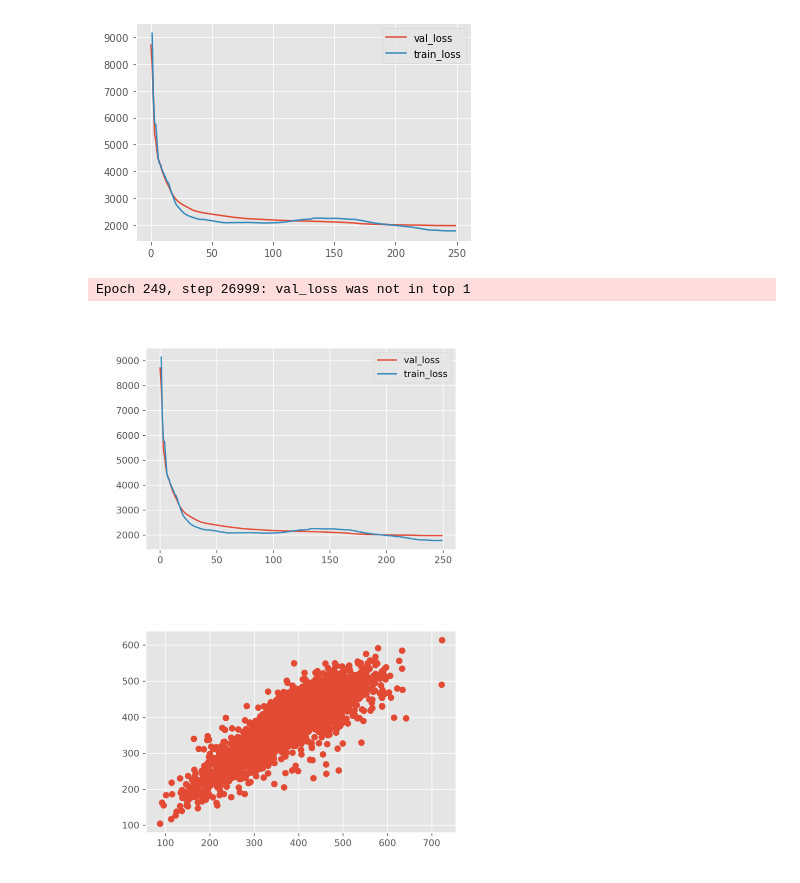
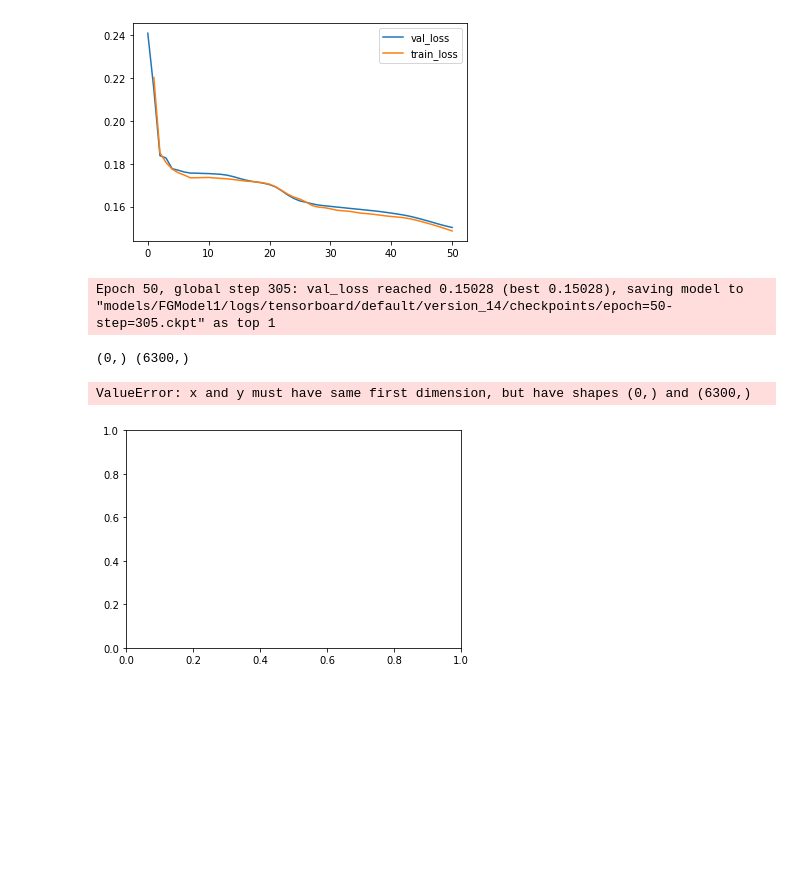
Before and after one commit to JulianKimmig/molNet, a Jupyter notebook: dev/black_box/notebooks/predicting_func.ipynb, the cells around one changed output. Cells and saved outputs as stored; diff of their text form; code cells hidden in the pictures; blank space fills up the shorter version.

```diff
--- a/dev/black_box/notebooks/predicting_func.ipynb
+++ b/dev/black_box/notebooks/predicting_func.ipynb
@@ -58,3 +42,11 @@ loader_FGModel1 = PytorchGeomMolGraphFromDfLoader(dataset,smiles_column='smiles'
+# %%
+loader_FGModel1 = PytorchGeomMolDfLoader(dataset,
+                                         y_columns=["y"],
+                                         columns=[],
+                                         atom_featurizer=featurizer,
+                                         seed=1,
+                                         batch_size=128,
+                                         )
 # %%
 loader_FGModel1.setup()
 for d in loader_FGModel1.test_dataloader():
@@ -407,35 +154,37 @@ Best trial (842):
 # %%
 model_FGModel1 = FGModel1(in_size=len(featurizer),
-                              n_chem_layer = 2,
+                          out_size=yar[0].size,
+                              n_chem_layer = 3,
                               chem_layer_feats_out=25,
-                              chem_layer_gc_out=13,
+                              chem_layer_gc_out=20,
                               chem_layer_net_sizes=8,
                               chem_layer_net_count=1,
                               collector_net_depth=3,
-                              collector_net_depth_red_fac=1.2553630695420823,
+                              collector_net_depth_red_fac=1,
                               poolings=["pool_min","pool_max","pool_mean","pool_nwsum"],
                               lr=0.001,
                              )
-
-model_FGModel1,data_FGModel1 = default_model_run(
-        "FGModel1",
-        model_FGModel1,
-        loader_FGModel1,
-                      force_run=True,
-                      #force_test_data_reload=True,
-                    #min_epochs=200,
-                    early_stopping=True,
-                    max_epochs=250,
-                    early_stopping_delta=10,
-                   detect_lr=False,
-                    early_stop_patience=50,
-
-    )
-# %% [output]
-[figure, removed]
-Epoch 249, step 26999: val_loss was not in top 1
-[figure, removed]
-[figure, removed]
+# %%
+model_FGModel1,data_FGModel1 = bg.default_model_run(
+        "FGModel1",
+        model_FGModel1,
+        loader_FGModel1,
+                      force_run=True,
+                      #force_test_data_reload=True,
+                    #min_epochs=200,
+                    early_stopping=True,
+                    max_epochs=250,
+                    early_stopping_delta=1,
+                   detect_lr=False,
+                    early_stop_patience=50,
+
+    )
+# %% [output]
+[figure, added]
+Epoch 50, global step 305: val_loss reached 0.15028 (best 0.15028), saving model to "models/FGModel1/logs/tensorboard/default/version_14/checkpoints/epoch=50-step=305.ckpt" as top 1
+(0,) (6300,)
+ValueError: x and y must have same first dimension, but have shapes (0,) and (6300,)
+[figure, added]
 # %%
 #list(model_FGModel1.parameters())
 model_parameters = filter(lambda p: p.requires_grad, model_FGModel1.parameters())
```
Also changed, not shown: parts of 17 cells of this notebook, 2 other files.
